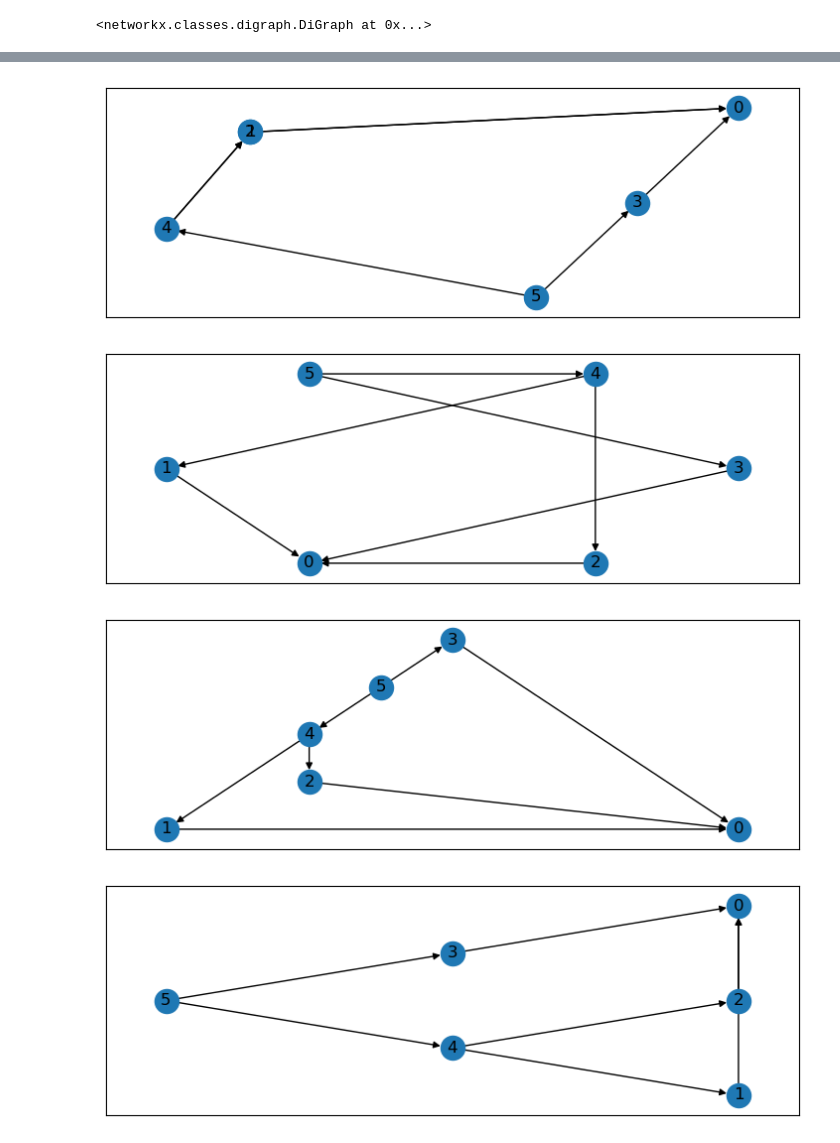
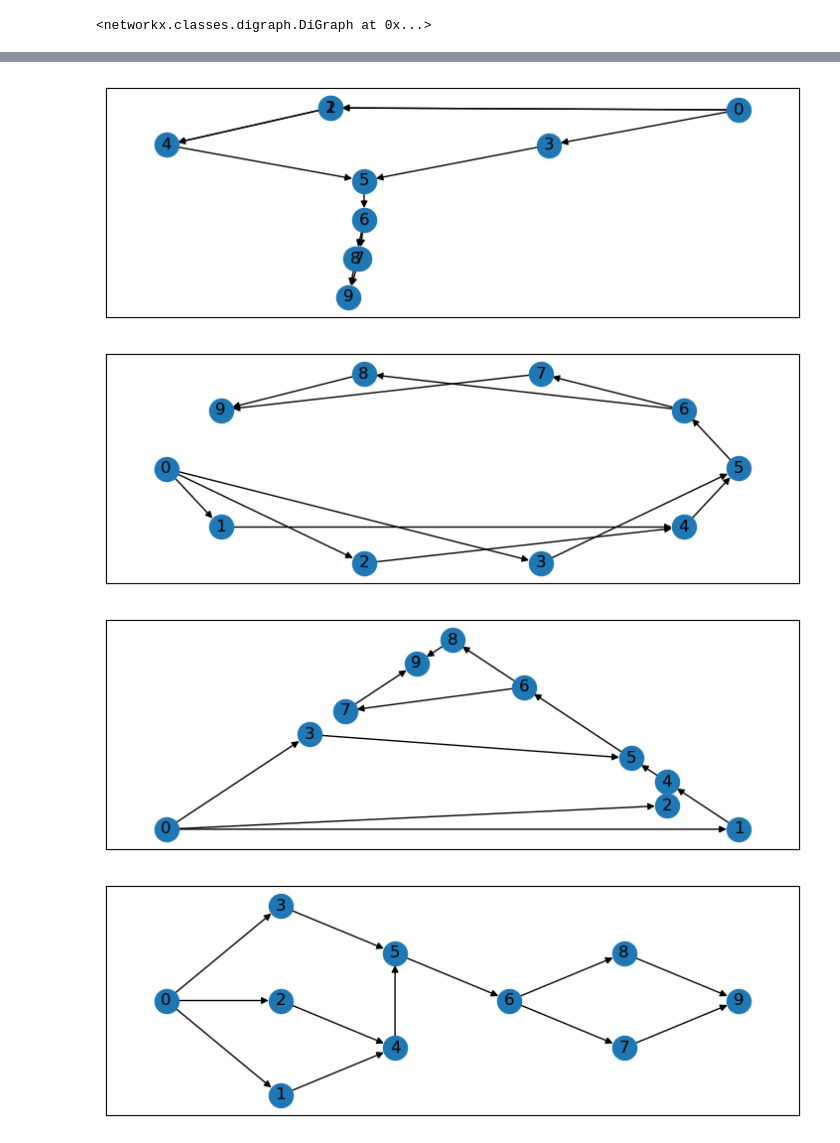
Before and after one commit to samkennerly/braidcoin, a Jupyter notebook: books/networkx.ipynb, the cells around one changed output, grey strips where cells are left out. Saved outputs shown, nothing was run; the diff lists cells and outputs as text; code cells hidden in the pictures.

```diff
--- a/books/networkx.ipynb
+++ b/books/networkx.ipynb
@@ -15,11 +15,15 @@ FIGSIZE = (9,3)
 # %%
 beads = [
     Bead(0),
-    Bead(uid=1, parents=(0,)),
-    Bead(uid=2, parents=(0,)),
-    Bead(uid=3, parents=(0,)),
-    Bead(uid=4, parents=(1,2)),
-    Bead(uid=5, parents=(4,3)),
+    Bead(1, parents=(0,)),
+    Bead(2, parents=(0,)),
+    Bead(3, parents=(0,)),
+    Bead(4, parents=(1,2)),
+    Bead(5, parents=(4,3)),
+    Bead(6, parents=(5,)),
+    Bead(7, parents=(6,)),
+    Bead(8, parents=(6,)),
+    Bead(9, parents=(7,8))
 ]
 beads
 # %% [output]
@@ -32,4 +40,4 @@ beads
 # %%
-links = [ (x.uid,y) for x in beads for y in x.parents]
+links = [ (y, x.name) for x in beads for y in x.parents]
 links
 # %% [output]
@@ -50,22 +69,22 @@ fig = plt.figure(figsize=FIGSIZE)
 pos = nx.kamada_kawai_layout(braid)
 nx.draw_networkx(braid, pos=pos)
 # %% [output]
-[figure, old version]
+[figure, new version]
 # %%
 fig = plt.figure(figsize=FIGSIZE)
 pos = nx.shell_layout(braid)
 nx.draw_networkx(braid, pos=pos)
 # %% [output]
-[figure, old version]
+[figure, new version]
 # %%
 fig = plt.figure(figsize=FIGSIZE)
 pos = nx.planar_layout(braid)
 nx.draw_networkx(braid, pos=pos)
 # %% [output]
-[figure, old version]
+[figure, new version]
 # %%
 fig = plt.figure(figsize=FIGSIZE)
-pos = nx.bfs_layout(braid, start=5)
+pos = nx.bfs_layout(braid, start=list(braid.nodes)[0])
 nx.draw_networkx(braid, pos=pos)
 # %% [output]
-[figure, old version]
+[figure, new version]
```
Also changed, not shown: parts of 3 cells of this notebook, 1 other file.
